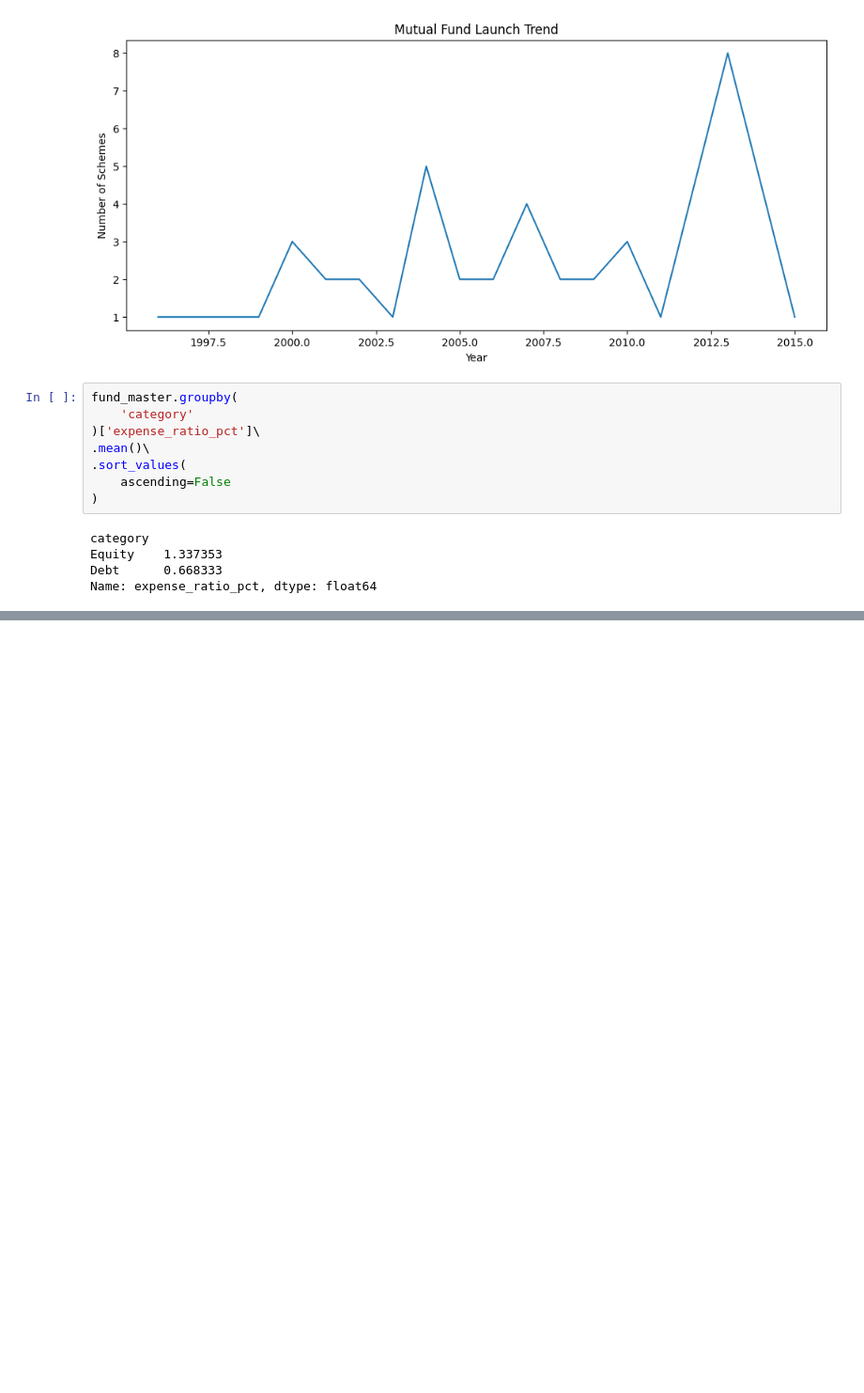
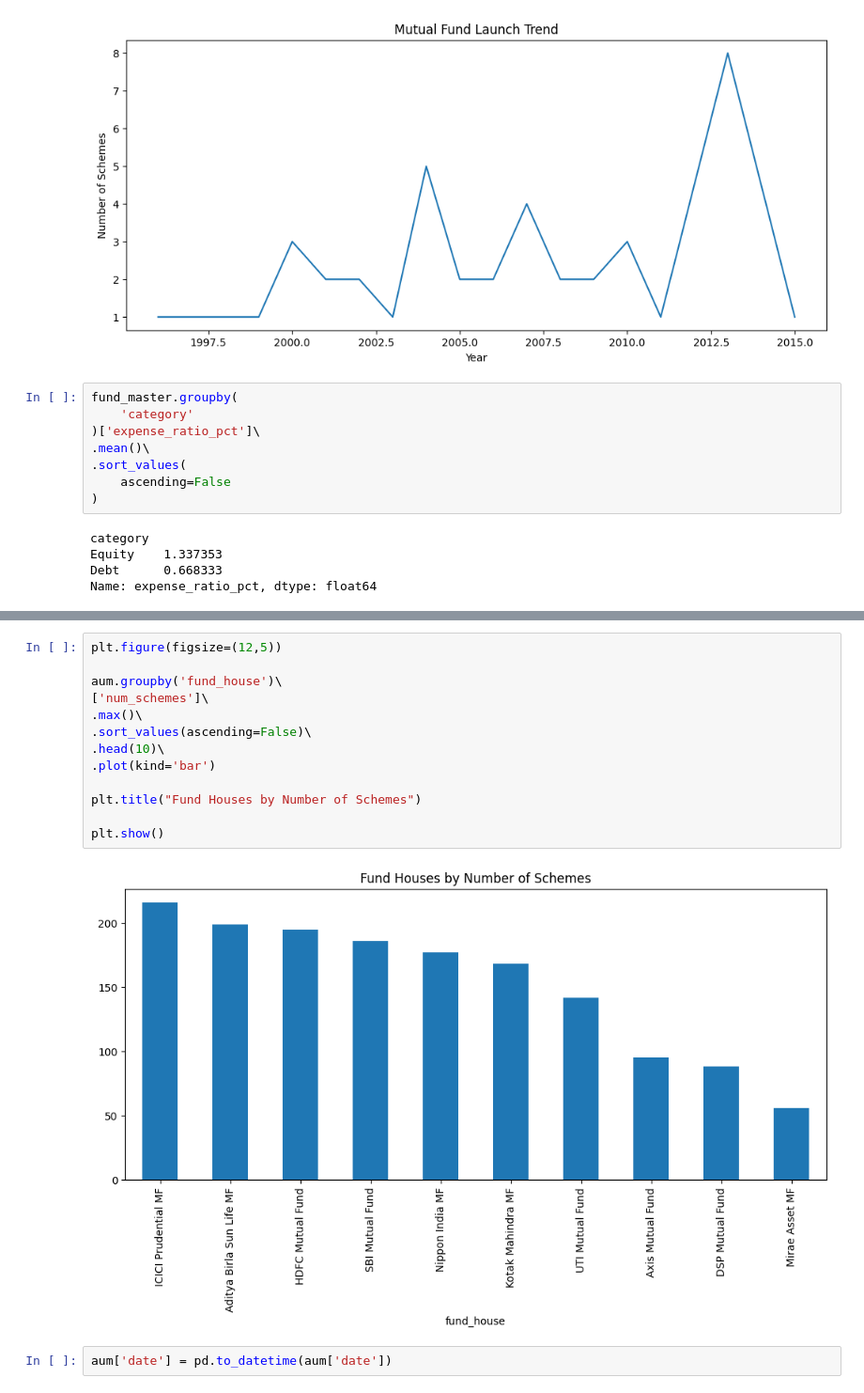
Before and after one commit to samireddynarasimhareddy/bluestock_mf_capstone, a Jupyter notebook: notebooks/01_EDA.ipynb, the cells around one changed output, grey strips where cells are left out. Shown at 94% size. Saved outputs shown, nothing was run; the diff lists cells and outputs as text; blank space fills up the shorter version.

```diff
--- a/notebooks/01_EDA.ipynb
+++ b/notebooks/01_EDA.ipynb
@@ -341,0 +616,17 @@ Name: expense_ratio_pct, dtype: float64
+# %%
+plt.figure(figsize=(12,5))
+
+aum.groupby('fund_house')\
+['num_schemes']\
+.max()\
+.sort_values(ascending=False)\
+.head(10)\
+.plot(kind='bar')
+
+plt.title("Fund Houses by Number of Schemes")
+
+plt.show()
+# %% [output]
+[figure, added]
+# %%
+aum['date'] = pd.to_datetime(aum['date'])
```
Also changed, not shown: parts of 50 cells of this notebook.
